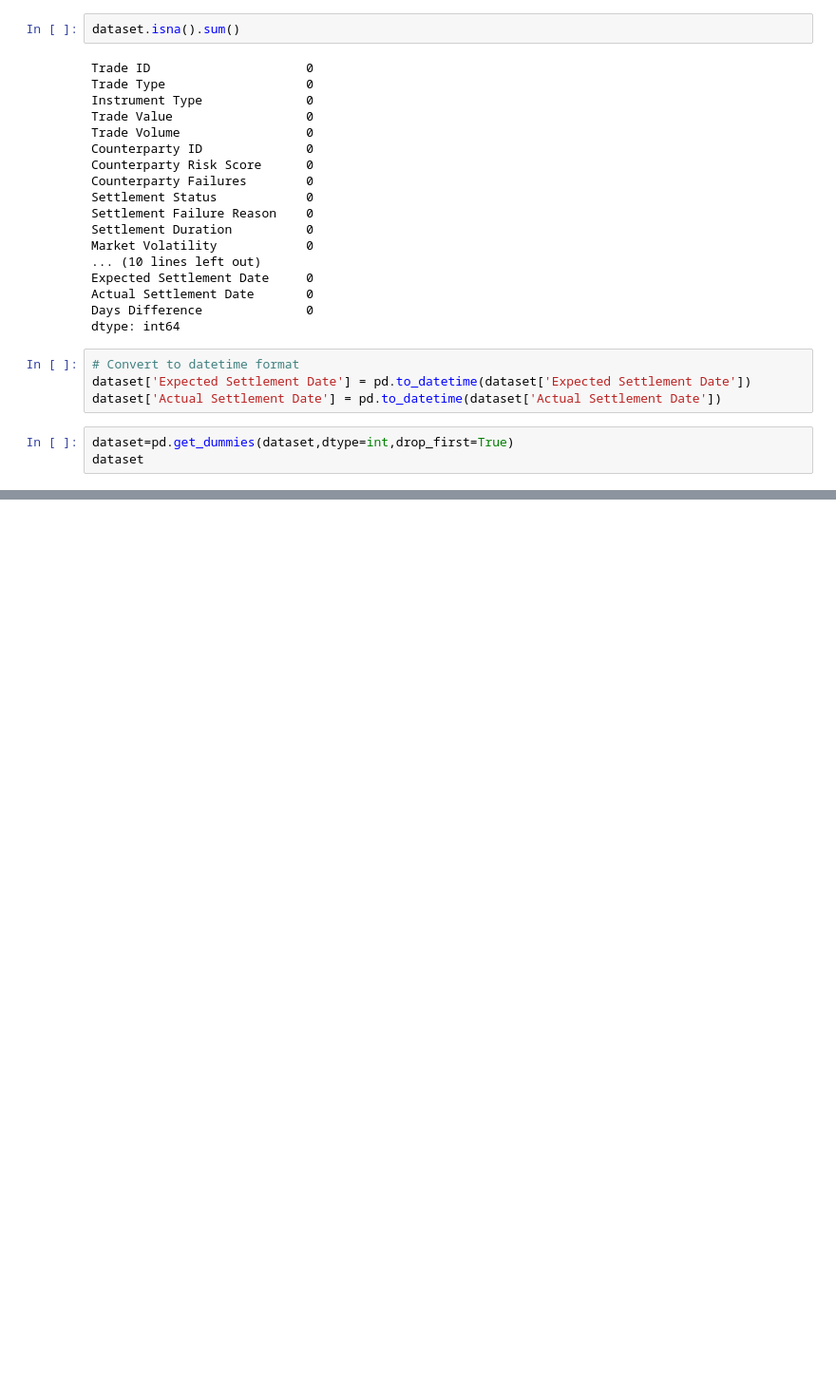
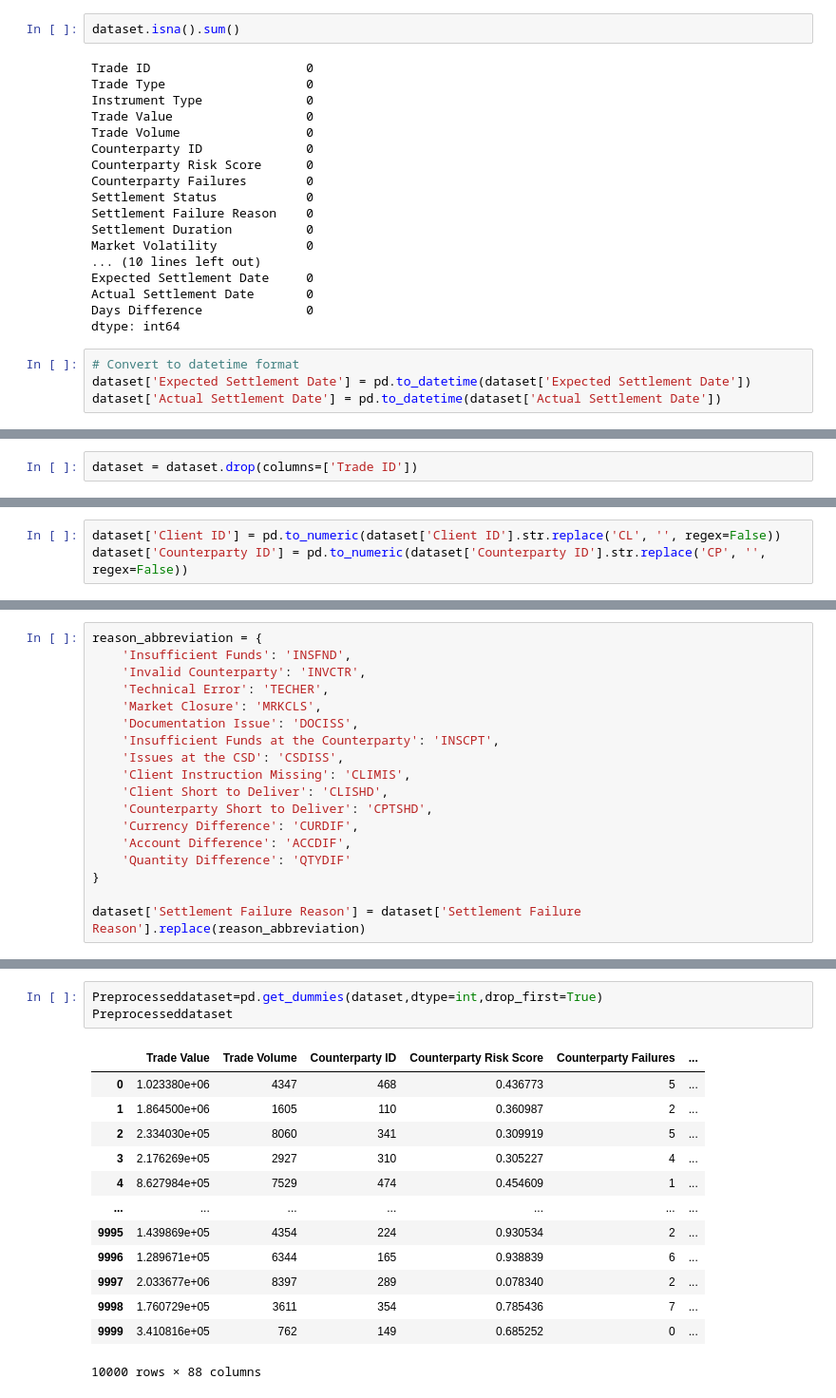
Before and after one commit to iampandiyan/TradeSettlementFailureAnalysisAndPrediction, a Jupyter notebook: 2. Data Preprocessing/DataPreprocessing.ipynb, the cells around one changed output, grey strips where cells are left out. Shown: that part at 95% size. Cells and saved outputs as stored; diff of their text form; blank space fills up the shorter version.

Commit message:
Trade Settlement Failure Analysis and Prediction

```diff
--- a/2. Data Preprocessing/DataPreprocessing.ipynb
+++ b/2. Data Preprocessing/DataPreprocessing.ipynb
@@ -164,6 +164,3 @@ dtype: int64
 # Convert to datetime format
 dataset['Expected Settlement Date'] = pd.to_datetime(dataset['Expected Settlement Date'])
 dataset['Actual Settlement Date'] = pd.to_datetime(dataset['Actual Settlement Date'])
-# %%
-dataset=pd.get_dummies(dataset,dtype=int,drop_first=True)
-dataset
@@ -193,0 +227,2 @@ dataset.to_csv('PreProcessedTradeSettlementDetailsForModelCreation.csv',index=Fa
+# %%
+dataset = dataset.drop(columns=['Trade ID'])
@@ -193,0 +249,3 @@ dataset.to_csv('PreProcessedTradeSettlementDetailsForModelCreation.csv',index=Fa
+# %%
+dataset['Client ID'] = pd.to_numeric(dataset['Client ID'].str.replace('CL', '', regex=False))
+dataset['Counterparty ID'] = pd.to_numeric(dataset['Counterparty ID'].str.replace('CP', '', regex=False))
@@ -193,0 +347,18 @@ dataset.to_csv('PreProcessedTradeSettlementDetailsForModelCreation.csv',index=Fa
+# %%
+reason_abbreviation = {
+    'Insufficient Funds': 'INSFND',
+    'Invalid Counterparty': 'INVCTR',
+    'Technical Error': 'TECHER',
+    'Market Closure': 'MRKCLS',
+    'Documentation Issue': 'DOCISS',
+    'Insufficient Funds at the Counterparty': 'INSCPT',
+    'Issues at the CSD': 'CSDISS',
+    'Client Instruction Missing': 'CLIMIS',
+    'Client Short to Deliver': 'CLISHD',
+    'Counterparty Short to Deliver': 'CPTSHD',
+    'Currency Difference': 'CURDIF',
+    'Account Difference': 'ACCDIF',
+    'Quantity Difference': 'QTYDIF'
+}
+
+dataset['Settlement Failure Reason'] = dataset['Settlement Failure Reason'].replace(reason_abbreviation)
@@ -193,0 +398,17 @@ dataset.to_csv('PreProcessedTradeSettlementDetailsForModelCreation.csv',index=Fa
+# %%
+Preprocesseddataset=pd.get_dummies(dataset,dtype=int,drop_first=True)
+Preprocesseddataset
+# %% [output]
+|  | Trade Value | Trade Volume | Counterparty ID | Counterparty Risk Score | Counterparty Failures | ... |
+| 0 | 1.023380e+06 | 4347 | 468 | 0.436773 | 5 | ... |
+| 1 | 1.864500e+06 | 1605 | 110 | 0.360987 | 2 | ... |
+| 2 | 2.334030e+05 | 8060 | 341 | 0.309919 | 5 | ... |
+| 3 | 2.176269e+05 | 2927 | 310 | 0.305227 | 4 | ... |
+| 4 | 8.627984e+05 | 7529 | 474 | 0.454609 | 1 | ... |
+| ... | ... | ... | ... | ... | ... | ... |
+| 9995 | 1.439869e+05 | 4354 | 224 | 0.930534 | 2 | ... |
+| 9996 | 1.289671e+05 | 6344 | 165 | 0.938839 | 6 | ... |
+| 9997 | 2.033677e+06 | 8397 | 289 | 0.078340 | 2 | ... |
+| 9998 | 1.760729e+05 | 3611 | 354 | 0.785436 | 7 | ... |
+| 9999 | 3.410816e+05 | 762 | 149 | 0.685252 | 0 | ... |
+10000 rows × 88 columns
```
Also changed, not shown: parts of 24 cells of this notebook, 7 other files.
